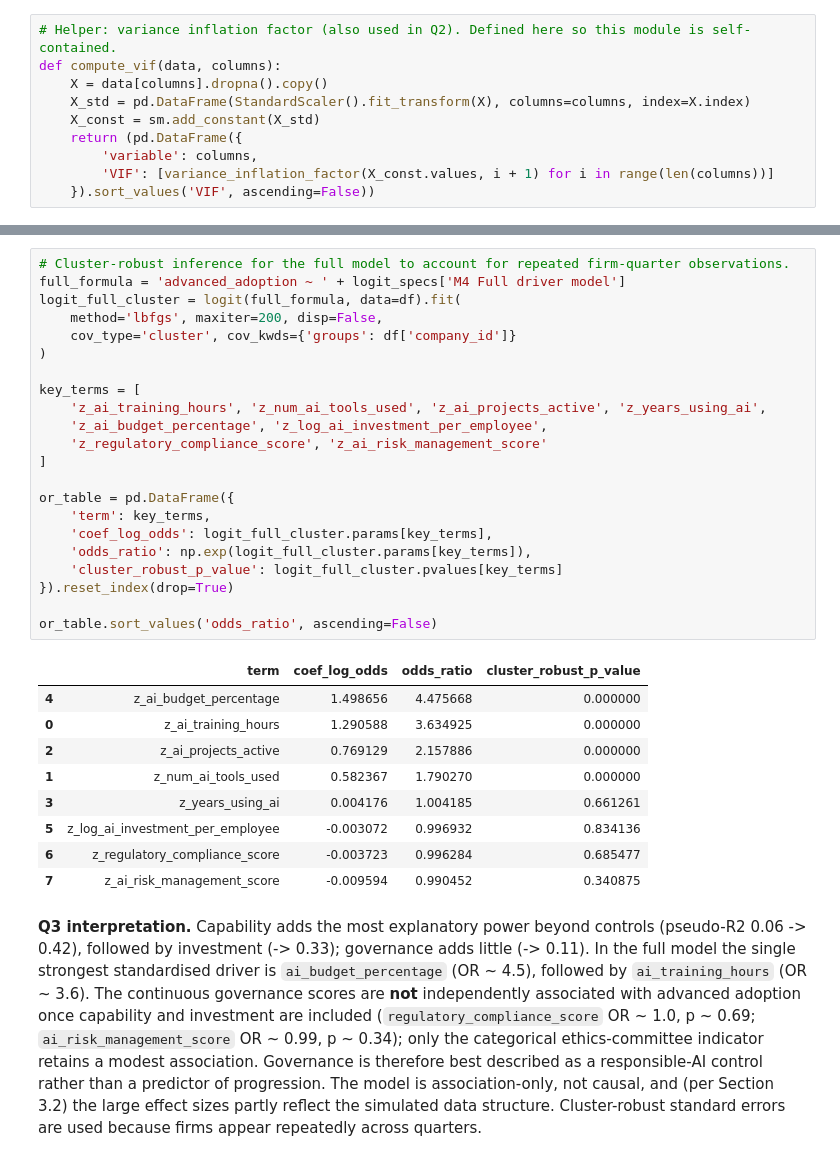
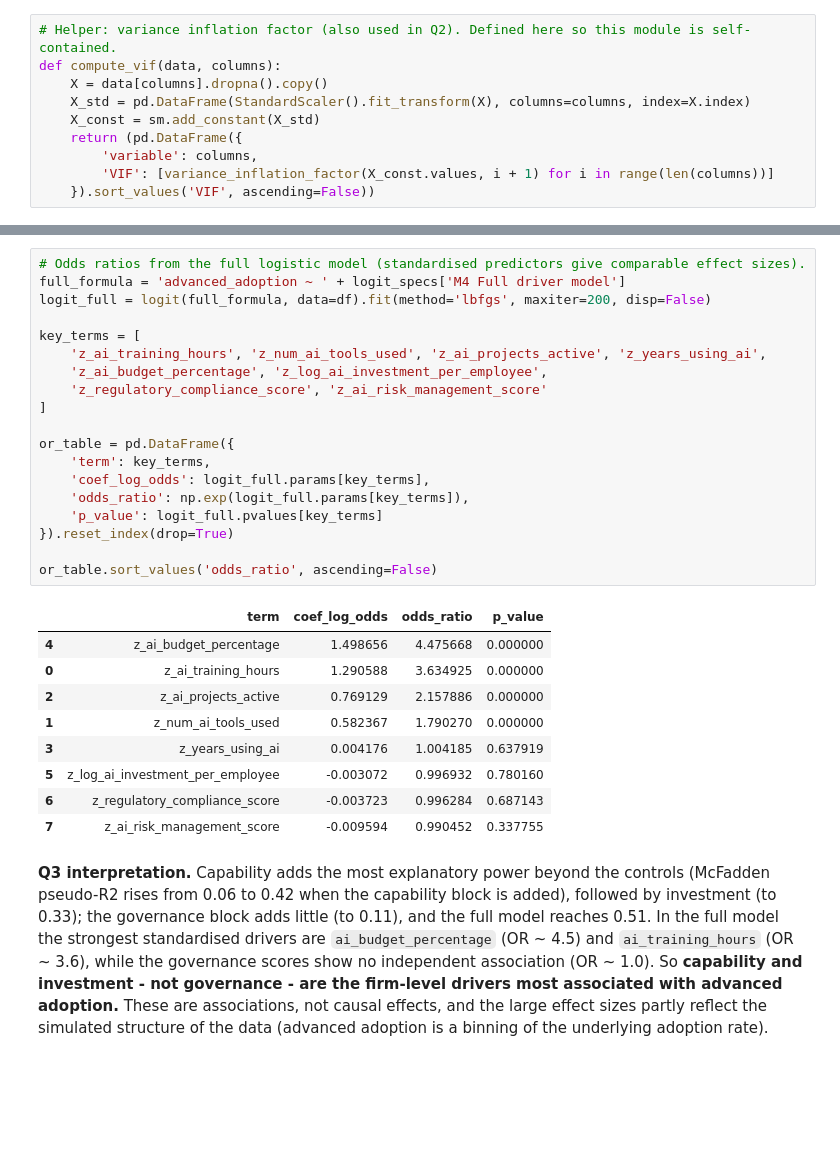
Before and after one commit to jiaobuchong/ai-adoption, a Jupyter notebook: 04_Q3_firm_level_drivers.ipynb, the cells around one changed output, grey strips where cells are left out. Saved outputs shown, nothing was run; the diff lists cells and outputs as text; blank space fills up the shorter version.

```diff
--- a/04_Q3_firm_level_drivers.ipynb
+++ b/04_Q3_firm_level_drivers.ipynb
@@ -384,34 +206,31 @@ is not an artefact of overfitting or of repeated firm-quarter rows.
 # %%
-# Cluster-robust inference for the full model to account for repeated firm-quarter observations.
+# Odds ratios from the full logistic model (standardised predictors give comparable effect sizes).
 full_formula = 'advanced_adoption ~ ' + logit_specs['M4 Full driver model']
-logit_full_cluster = logit(full_formula, data=df).fit(
-    method='lbfgs', maxiter=200, disp=False,
-    cov_type='cluster', cov_kwds={'groups': df['company_id']}
-)
+logit_full = logit(full_formula, data=df).fit(method='lbfgs', maxiter=200, disp=False)
 
 key_terms = [
     'z_ai_training_hours', 'z_num_ai_tools_used', 'z_ai_projects_active', 'z_years_using_ai',
     'z_ai_budget_percentage', 'z_log_ai_investment_per_employee',
     'z_regulatory_compliance_score', 'z_ai_risk_management_score'
 ]
 
 or_table = pd.DataFrame({
     'term': key_terms,
-    'coef_log_odds': logit_full_cluster.params[key_terms],
-    'odds_ratio': np.exp(logit_full_cluster.params[key_terms]),
-    'cluster_robust_p_value': logit_full_cluster.pvalues[key_terms]
+    'coef_log_odds': logit_full.params[key_terms],
+    'odds_ratio': np.exp(logit_full.params[key_terms]),
+    'p_value': logit_full.pvalues[key_terms]
 }).reset_index(drop=True)
 
 or_table.sort_values('odds_ratio', ascending=False)
 # %% [output]
-|  | term | coef_log_odds | odds_ratio | cluster_robust_p_value |
+|  | term | coef_log_odds | odds_ratio | p_value |
 | 4 | z_ai_budget_percentage | 1.498656 | 4.475668 | 0.000000 |
 | 0 | z_ai_training_hours | 1.290588 | 3.634925 | 0.000000 |
 | 2 | z_ai_projects_active | 0.769129 | 2.157886 | 0.000000 |
 | 1 | z_num_ai_tools_used | 0.582367 | 1.790270 | 0.000000 |
-| 3 | z_years_using_ai | 0.004176 | 1.004185 | 0.661261 |
-| 5 | z_log_ai_investment_per_employee | -0.003072 | 0.996932 | 0.834136 |
-| 6 | z_regulatory_compliance_score | -0.003723 | 0.996284 | 0.685477 |
-| 7 | z_ai_risk_management_score | -0.009594 | 0.990452 | 0.340875 |
+| 3 | z_years_using_ai | 0.004176 | 1.004185 | 0.637919 |
+| 5 | z_log_ai_investment_per_employee | -0.003072 | 0.996932 | 0.780160 |
+| 6 | z_regulatory_compliance_score | -0.003723 | 0.996284 | 0.687143 |
+| 7 | z_ai_risk_management_score | -0.009594 | 0.990452 | 0.337755 |
 # %% [markdown]
-**Q3 interpretation.** Capability adds the most explanatory power beyond controls (pseudo-R2 0.06 -> 0.42), followed by investment (-> 0.33); governance adds little (-> 0.11). In the full model the single strongest standardised driver is `ai_budget_percentage` (OR ~ 4.5), followed by `ai_training_hours` (OR ~ 3.6). The continuous governance scores are **not** independently associated with advanced adoption once capability and investment are included (`regulatory_compliance_score` OR ~ 1.0, p ~ 0.69; `ai_risk_management_score` OR ~ 0.99, p ~ 0.34); only the categorical ethics-committee indicator retains a modest association. Governance is therefore best described as a responsible-AI control rather than a predictor of progression. The model is association-only, not causal, and (per Section 3.2) the large effect sizes partly reflect the simulated data structure. Cluster-robust standard errors are used because firms appear repeatedly across quarters.
+**Q3 interpretation.** Capability adds the most explanatory power beyond the controls (McFadden pseudo-R2 rises from 0.06 to 0.42 when the capability block is added), followed by investment (to 0.33); the governance block adds little (to 0.11), and the full model reaches 0.51. In the full model the strongest standardised drivers are `ai_budget_percentage` (OR ~ 4.5) and `ai_training_hours` (OR ~ 3.6), while the governance scores show no independent association (OR ~ 1.0). So **capability and investment - not governance - are the firm-level drivers most associated with advanced adoption.** These are associations, not causal effects, and the large effect sizes partly reflect the simulated structure of the data (advanced adoption is a binning of the underlying adoption rate).
```
Also changed, not shown: parts of 13 cells of this notebook, 6 other files.
